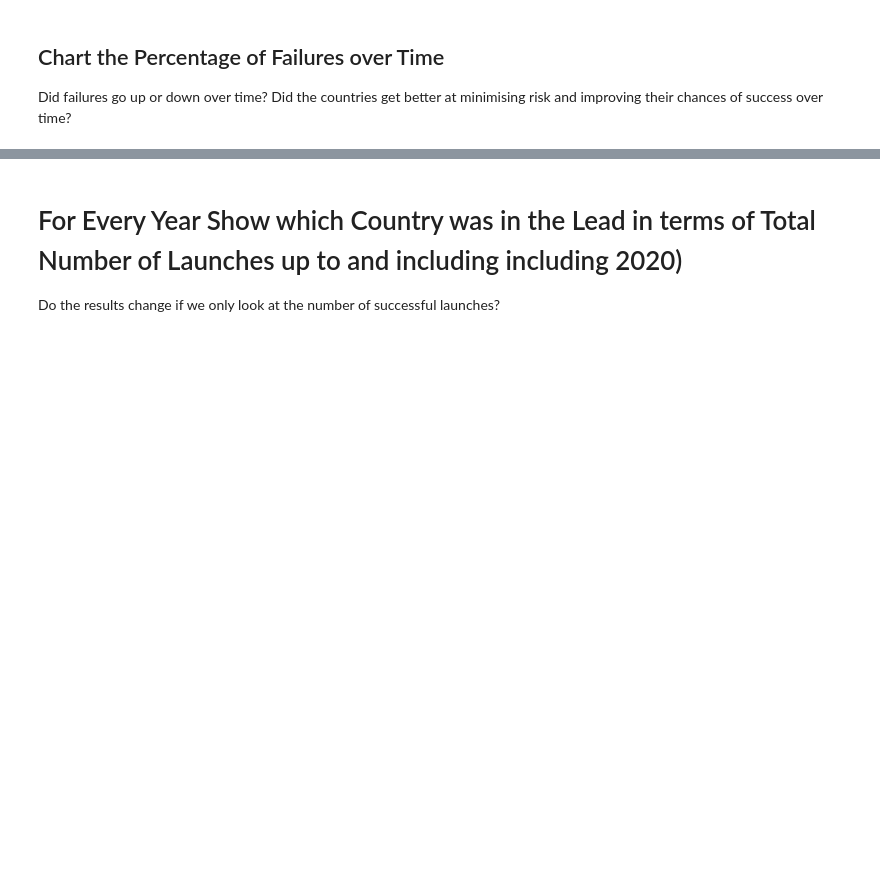
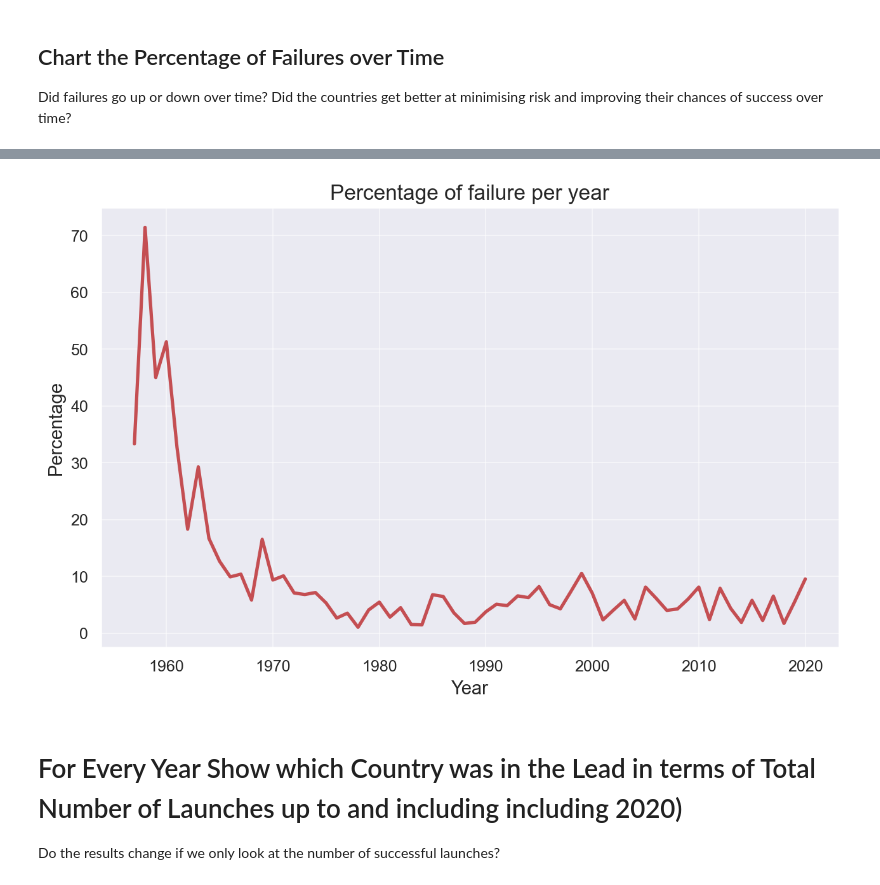
Before and after one commit to JustAnotherHeroRiding/day-98-NASA-space-missions-analysis, a Jupyter notebook: Space_Missions_Analysis_(start).ipynb, the cells around one changed output, grey strips where cells are left out. Drawn from its saved outputs; the diff is of its cells as text; code cells hidden in the pictures; blank space fills up the shorter version.

```diff
--- a/Space_Missions_Analysis_(start).ipynb
+++ b/Space_Missions_Analysis_(start).ipynb
@@ -634,3 +686,9 @@ Hint: Remember to include former Soviet Republics like Kazakhstan when analysing
 ## Chart the Percentage of Failures over Time
 
 Did failures go up or down over time? Did the countries get better at minimising risk and improving their chances of success over time?
+# %%
+launchesperyear = spacedf.groupby("Year",as_index=False).agg({'Rocket_Status':pd.Series.count})
+percentageofailure = merged_df['Rocket_Status'] / launchesperyear['Rocket_Status'] *100
+percentageofailure[:64]
+launchesperyear['Percentage'] = percentageofailure[:64]
+launchesperyear
@@ -637,3 +709,18 @@ Did failures go up or down over time? Did the countries get better at minimising
+# %%
+sns.set_theme(style="darkgrid")
+
+plt.figure(figsize=(10, 6), dpi=150)
+plt.plot(launchesperyear['Year'], launchesperyear['Percentage'], 'r-', linewidth=2.5)
+plt.xlabel('Year', fontsize=14)
+plt.ylabel('Percentage', fontsize=14)
+plt.title('Percentage of failure per year', fontsize=16)
+plt.xticks(fontsize=12)
+plt.yticks(fontsize=12)
+plt.grid(visible=True,alpha=0.5)
+plt.savefig("chart.png", dpi=300)
+plt.show()
+# %% [output]
+[figure, added]
 # %% [markdown]
 # For Every Year Show which Country was in the Lead in terms of Total Number of Launches up to and including including 2020)
 
```
Also changed, not shown: parts of 17 cells of this notebook, 2 other files.
